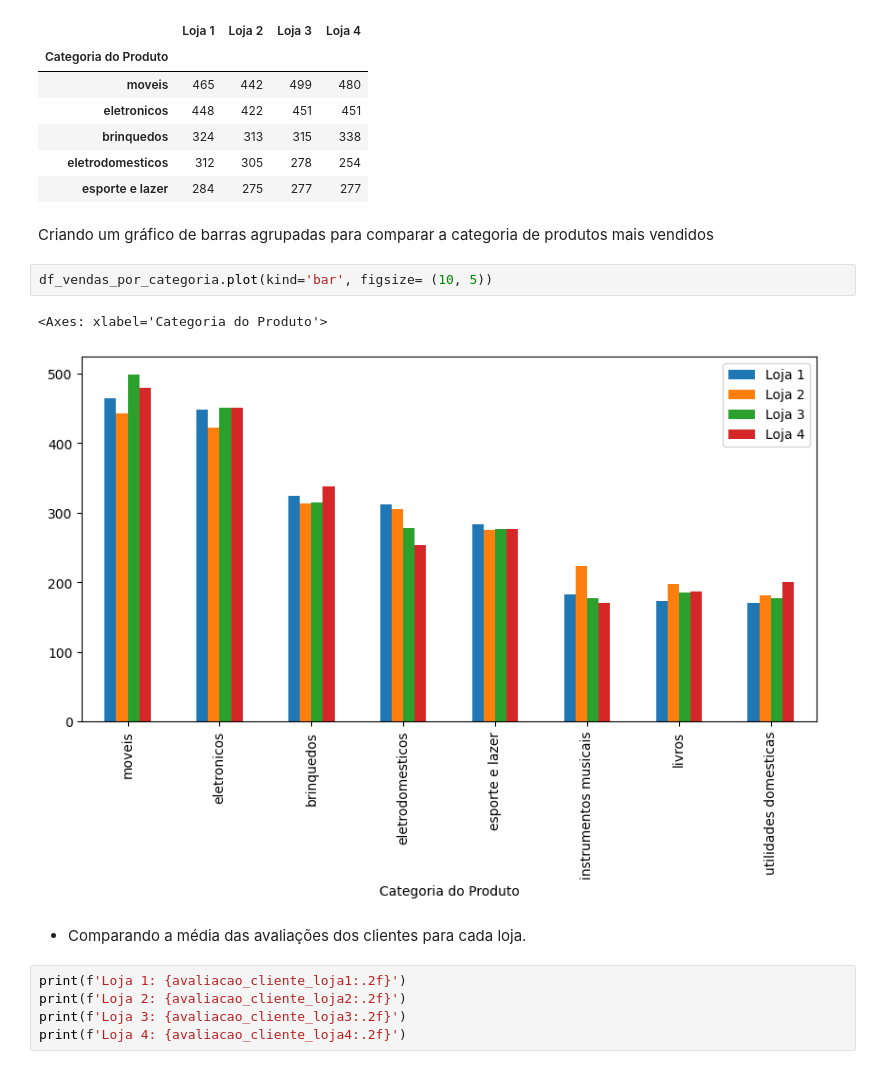
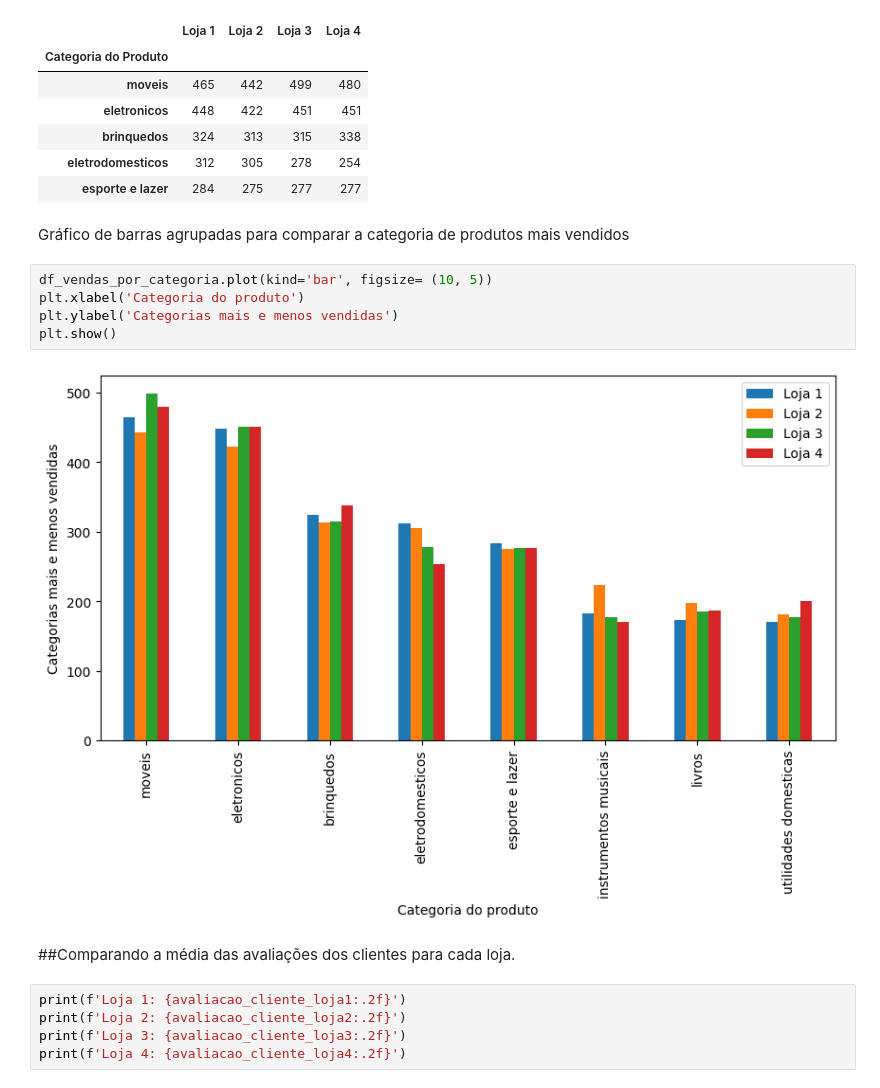
Before and after one commit to walleceoli/Alura_Store, a Jupyter notebook: Challenge_Alura_Store.ipynb, the cells around one changed output. Saved outputs shown, nothing was run; the diff lists cells and outputs as text.

Commit message:
Identifica os produtos mais e menos vendidos em cada loja e adiciona análises gráficas com matplotlib

```diff
--- a/Challenge_Alura_Store.ipynb
+++ b/Challenge_Alura_Store.ipynb
@@ -492,14 +683,16 @@ df_vendas_por_categoria.head()
 | eletrodomesticos | 312 | 305 | 278 | 254 |
 | esporte e lazer | 284 | 275 | 277 | 277 |
 # %% [markdown]
-Criando um gráfico de barras agrupadas para comparar a categoria de produtos mais vendidos
+Gráfico de barras agrupadas para comparar a categoria de produtos mais vendidos
 # %%
 df_vendas_por_categoria.plot(kind='bar', figsize= (10, 5))
+plt.xlabel('Categoria do produto')
+plt.ylabel('Categorias mais e menos vendidas')
+plt.show()
 # %% [output]
-<Axes: xlabel='Categoria do Produto'>
-[figure, old version]
+[figure, new version]
 # %% [markdown]
-* Comparando a média das avaliações dos clientes para cada loja.
+##Comparando a média das avaliações dos clientes para cada loja.
 # %%
 print(f'Loja 1: {avaliacao_cliente_loja1:.2f}')
 print(f'Loja 2: {avaliacao_cliente_loja2:.2f}')
```
Also changed, not shown: parts of 45 cells of this notebook.
